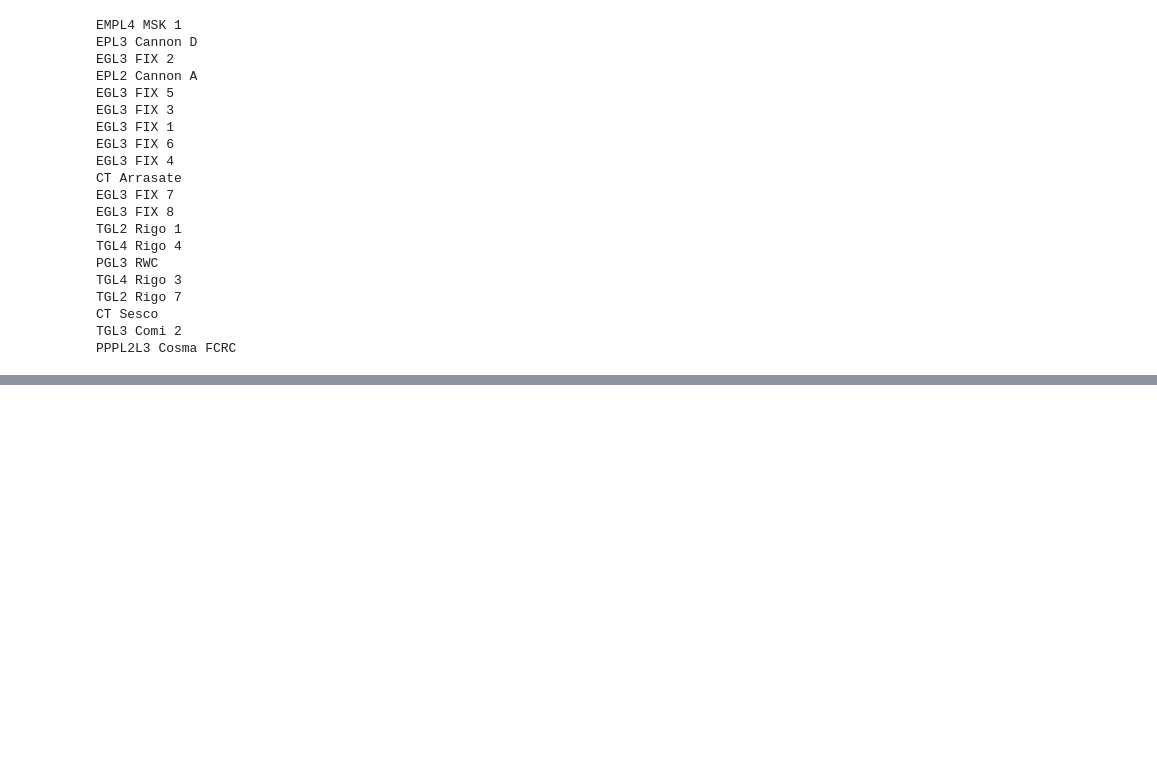
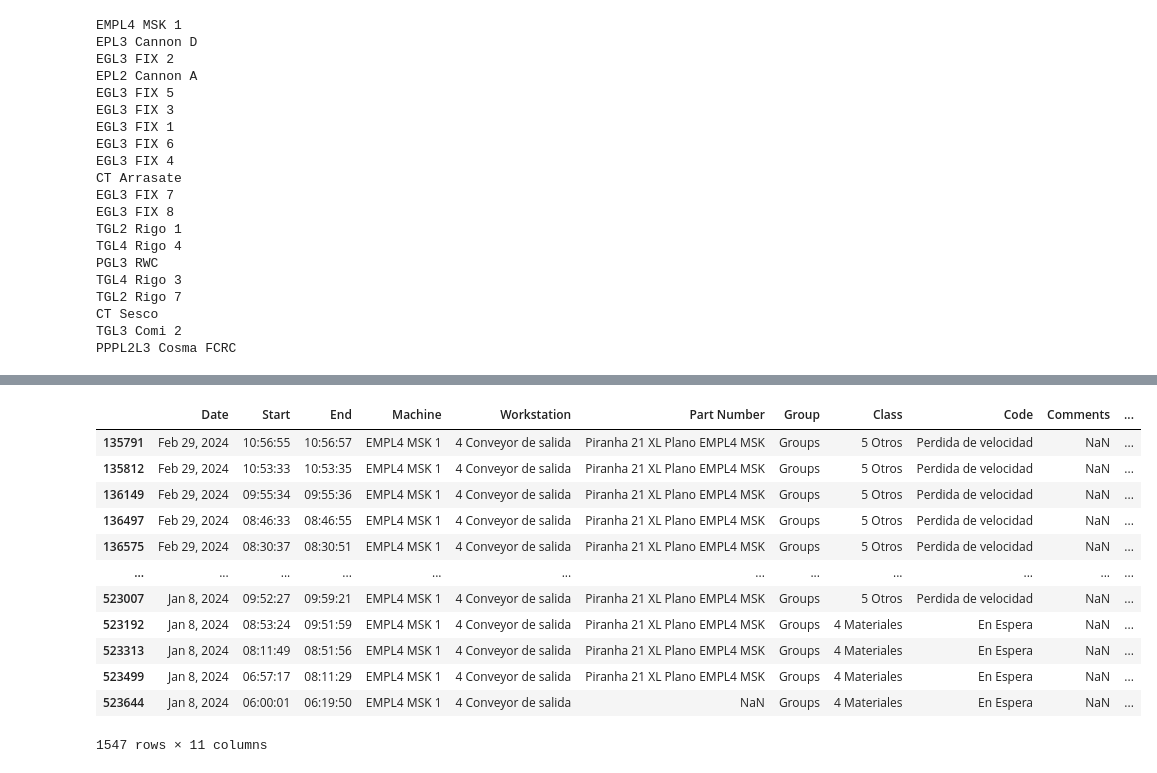
Before and after one commit to laeamdz36/oee_analisis, a Jupyter notebook: proto_1.ipynb, the cells around one changed output, grey strips where cells are left out. Drawn from its saved outputs; the diff is of its cells as text; code cells hidden in the pictures; blank space fills up the shorter version.

```diff
--- a/proto_1.ipynb
+++ b/proto_1.ipynb
@@ -117,3 +133,19 @@ PPPL2L3 Cosma FCRC
+# %%
+df[df["Group"] == "Groups"][df["Machine"] == "EMPL4 MSK 1"]
+# %% [output]
+|  | Date | Start | End | Machine | Workstation | Part Number | Group | Class | Code | Comments | ... |
+| 135791 | Feb 29, 2024 | 10:56:55 | 10:56:57 | EMPL4 MSK 1 | 4 Conveyor de salida | Piranha 21 XL Plano EMPL4 MSK | Groups | 5 Otros | Perdida de velocidad | NaN | ... |
+| 135812 | Feb 29, 2024 | 10:53:33 | 10:53:35 | EMPL4 MSK 1 | 4 Conveyor de salida | Piranha 21 XL Plano EMPL4 MSK | Groups | 5 Otros | Perdida de velocidad | NaN | ... |
+| 136149 | Feb 29, 2024 | 09:55:34 | 09:55:36 | EMPL4 MSK 1 | 4 Conveyor de salida | Piranha 21 XL Plano EMPL4 MSK | Groups | 5 Otros | Perdida de velocidad | NaN | ... |
+| 136497 | Feb 29, 2024 | 08:46:33 | 08:46:55 | EMPL4 MSK 1 | 4 Conveyor de salida | Piranha 21 XL Plano EMPL4 MSK | Groups | 5 Otros | Perdida de velocidad | NaN | ... |
+| 136575 | Feb 29, 2024 | 08:30:37 | 08:30:51 | EMPL4 MSK 1 | 4 Conveyor de salida | Piranha 21 XL Plano EMPL4 MSK | Groups | 5 Otros | Perdida de velocidad | NaN | ... |
+| ... | ... | ... | ... | ... | ... | ... | ... | ... | ... | ... | ... |
+| 523007 | Jan 8, 2024 | 09:52:27 | 09:59:21 | EMPL4 MSK 1 | 4 Conveyor de salida | Piranha 21 XL Plano EMPL4 MSK | Groups | 5 Otros | Perdida de velocidad | NaN | ... |
+| 523192 | Jan 8, 2024 | 08:53:24 | 09:51:59 | EMPL4 MSK 1 | 4 Conveyor de salida | Piranha 21 XL Plano EMPL4 MSK | Groups | 4 Materiales | En Espera | NaN | ... |
+| 523313 | Jan 8, 2024 | 08:11:49 | 08:51:56 | EMPL4 MSK 1 | 4 Conveyor de salida | Piranha 21 XL Plano EMPL4 MSK | Groups | 4 Materiales | En Espera | NaN | ... |
+| 523499 | Jan 8, 2024 | 06:57:17 | 08:11:29 | EMPL4 MSK 1 | 4 Conveyor de salida | Piranha 21 XL Plano EMPL4 MSK | Groups | 4 Materiales | En Espera | NaN | ... |
+| 523644 | Jan 8, 2024 | 06:00:01 | 06:19:50 | EMPL4 MSK 1 | 4 Conveyor de salida | NaN | Groups | 4 Materiales | En Espera | NaN | ... |
+1547 rows × 11 columns
 # %%
 df[df["Group"] == "Groups"].sample(10)
 # %% [output]
```
Also changed, not shown: parts of 1 cell of this notebook.
